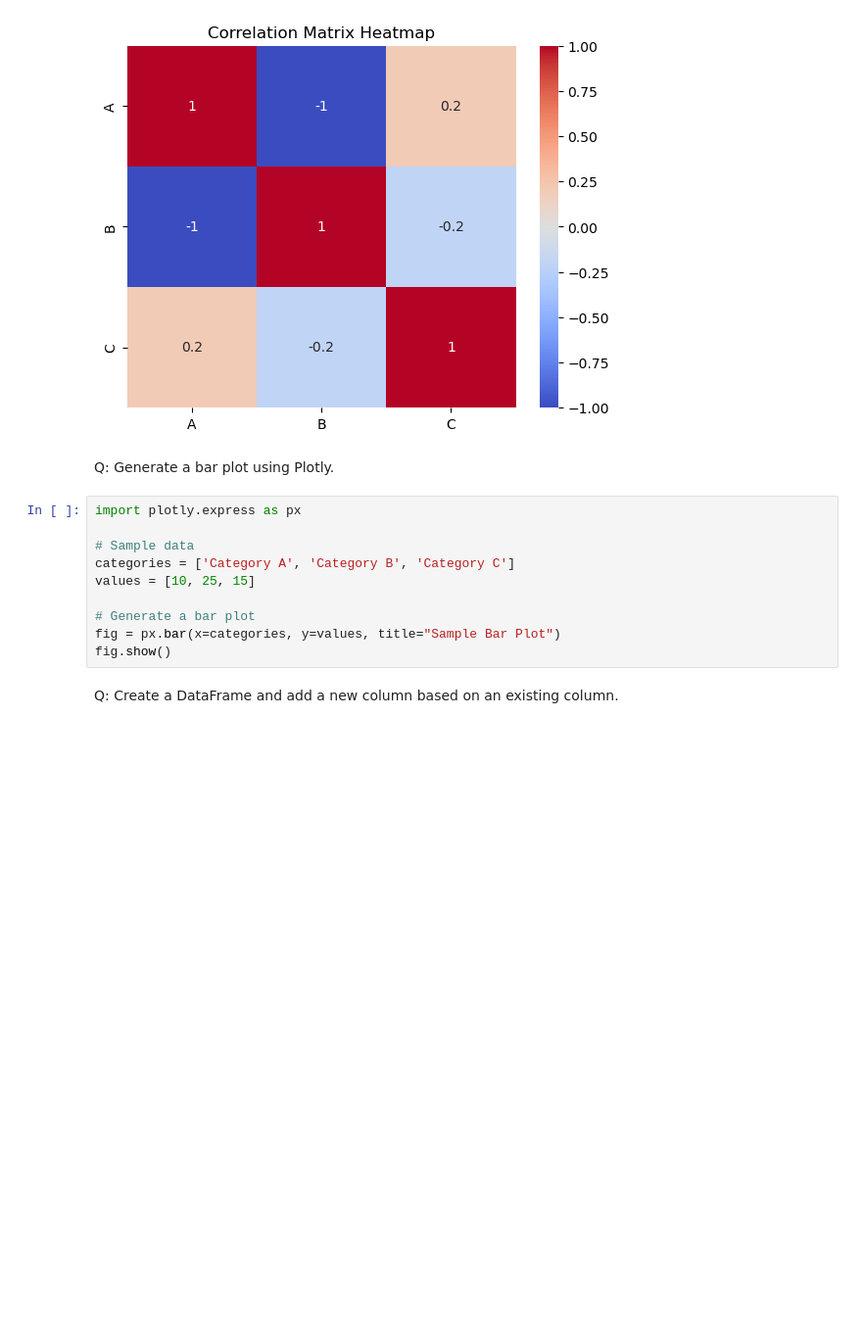
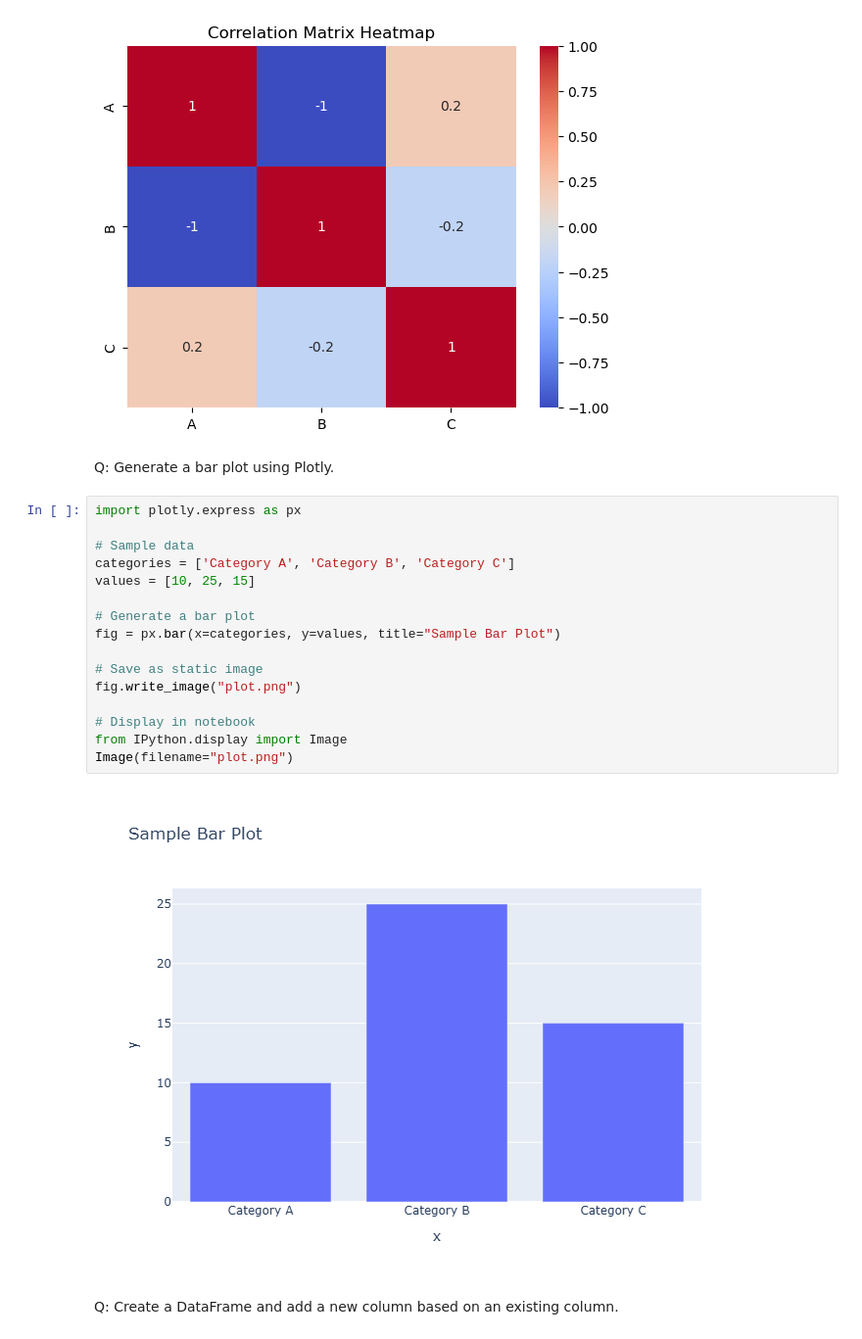
Before and after one commit to tathavms/pwskills, a Jupyter notebook: Assignmnet6NumpyPandas.ipynb, the cells around one changed output. Shown: that part at 98% size. Cells and saved outputs as stored; diff of their text form; blank space fills up the shorter version.

Commit message:
trying to get static images of plotly to show in git

```diff
--- a/Assignmnet6NumpyPandas.ipynb
+++ b/Assignmnet6NumpyPandas.ipynb
@@ -206,13 +206,21 @@ Q: Generate a bar plot using Plotly.
 # %%
 import plotly.express as px
 
 # Sample data
 categories = ['Category A', 'Category B', 'Category C']
 values = [10, 25, 15]
 
 # Generate a bar plot
 fig = px.bar(x=categories, y=values, title="Sample Bar Plot")
-fig.show()
+
+# Save as static image
+fig.write_image("plot.png")
+
+# Display in notebook
+from IPython.display import Image
+Image(filename="plot.png")
+# %% [output]
+[figure, added]
 # %% [markdown]
 Q: Create a DataFrame and add a new column based on an existing column.
 # %%
```
Also changed, not shown: parts of 2 cells of this notebook.
